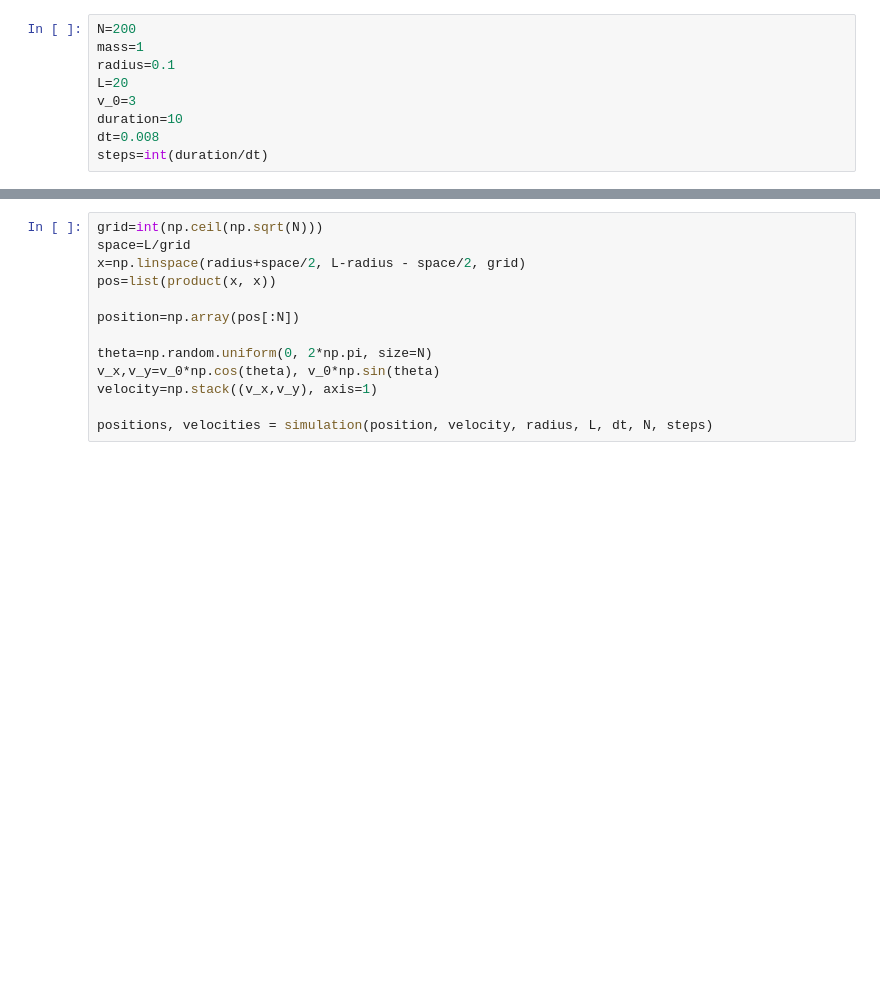
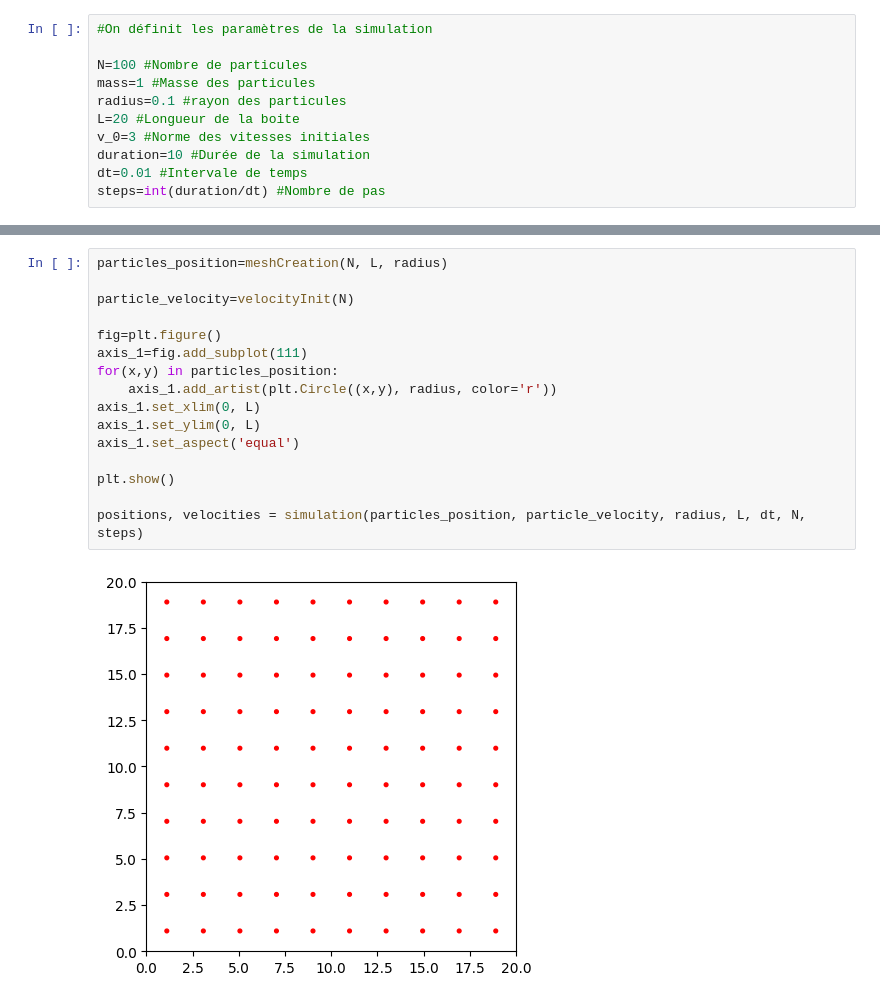
Before and after one commit to HugoVaillendet/Thermostatistique, a Jupyter notebook: main.ipynb, the cells around one changed output, grey strips where cells are left out. Saved outputs shown, nothing was run; the diff lists cells and outputs as text; blank space fills up the shorter version.

```diff
--- a/main.ipynb
+++ b/main.ipynb
@@ -10,10 +13,12 @@ plt.rcParams['animation.ffmpeg_path'] = 'C:/ffmpeg/bin/ffmpeg'
 # %%
-N=200
-mass=1
-radius=0.1
-L=20
-v_0=3
-duration=10
-dt=0.008
-steps=int(duration/dt)
+#On définit les paramètres de la simulation
+
+N=100 #Nombre de particules
+mass=1 #Masse des particules
+radius=0.1 #rayon des particules
+L=20 #Longueur de la boite
+v_0=3 #Norme des vitesses initiales
+duration=10 #Durée de la simulation
+dt=0.01 #Intervale de temps
+steps=int(duration/dt) #Nombre de pas
 # %%
@@ -69,16 +119,21 @@ def update(frame):
 # %%
-grid=int(np.ceil(np.sqrt(N)))
-space=L/grid
-x=np.linspace(radius+space/2, L-radius - space/2, grid)
-pos=list(product(x, x))
+particles_position=meshCreation(N, L, radius)
 
-position=np.array(pos[:N])
+particle_velocity=velocityInit(N)
 
-theta=np.random.uniform(0, 2*np.pi, size=N)
-v_x,v_y=v_0*np.cos(theta), v_0*np.sin(theta)
-velocity=np.stack((v_x,v_y), axis=1)
+fig=plt.figure()
+axis_1=fig.add_subplot(111)
+for(x,y) in particles_position:
+    axis_1.add_artist(plt.Circle((x,y), radius, color='r'))
+axis_1.set_xlim(0, L)
+axis_1.set_ylim(0, L)
+axis_1.set_aspect('equal')
 
-positions, velocities = simulation(position, velocity, radius, L, dt, N, steps)
+plt.show()
+
+positions, velocities = simulation(particles_position, particle_velocity, radius, L, dt, N, steps)
+# %% [output]
+[figure, added]
 # %%
 fig,ax1= plt.subplots(1, figsize = (12,6))
 
```
Also changed, not shown: parts of 4 cells of this notebook.
